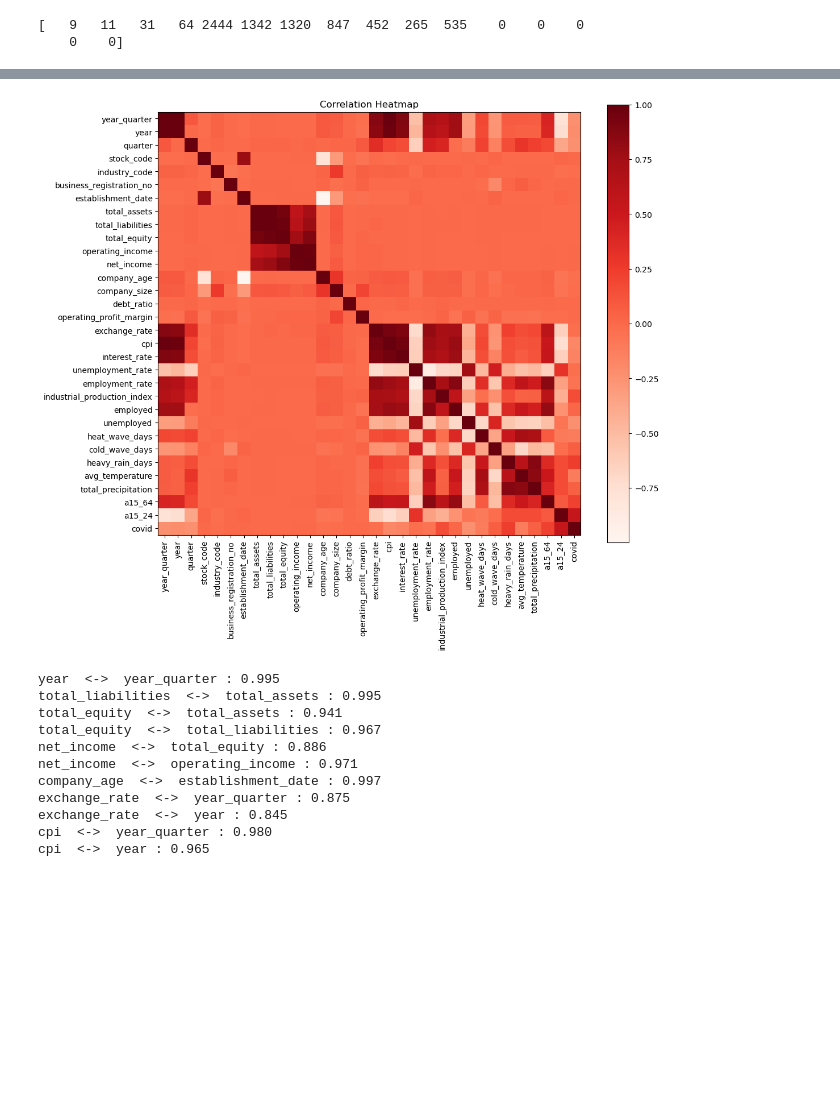
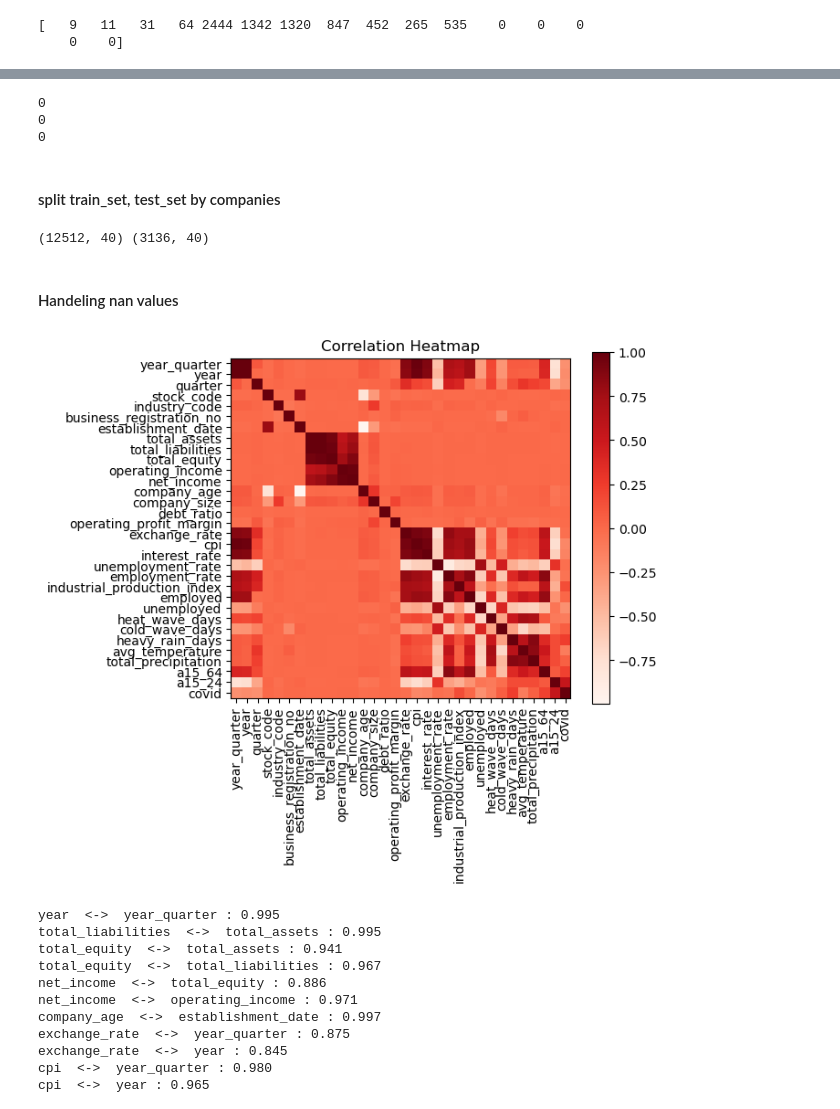
Before and after one commit to jaehoo-lee/Climate-Risk-Classifier, a Jupyter notebook: project.ipynb, the cells around one changed output, grey strips where cells are left out. Drawn from its saved outputs; the diff is of its cells as text; code cells hidden in the pictures; blank space fills up the shorter version.

Commit message:
Handling missing values 1

```diff
--- a/project.ipynb
+++ b/project.ipynb
@@ -64,8 +69,8 @@ for company, group in df.groupby('company_name'):
 
     if missing:  # 하나라도 빠졌다면
         missing_dict[company] = sorted(missing)
-print(missing_dict.keys())
 
 remove_list = list(missing_dict.keys())
-df_clean = df[df['company_name'].isin(remove_list)]
+df_clean = df[~df['company_name'].isin(remove_list)]
+print(df_clean.shape)
 # %% [output]
@@ -72,0 +80,22 @@ dict_keys(['DB손해보험', 'DB증권', 'DH오토웨어', 'DL', 'DS단석', 'HL
+# %%
+# Handling missing total_liabilities
+total_liabilities_mask = df_clean['total_liabilities'].isnull() & df_clean['total_assets'].notnull() & df_clean['total_equity'].notnull()
+df_clean.loc[total_liabilities_mask, 'total_liabilities'] = df_clean.loc[total_liabilities_mask, 'total_assets'] - df_clean.loc[total_liabilities_mask, 'total_equity']
+
+# Handling missing total_equity
+total_equity_mask = df_clean['total_equity'].isnull() & df_clean['total_assets'].notnull() & df_clean['total_liabilities'].notnull()
+df_clean.loc[total_equity_mask, 'total_equity'] = df_clean.loc[total_equity_mask, 'total_assets'] - df_clean.loc[total_equity_mask, 'total_liabilities']
+
+# Handling missing dept_ratio
+dept_ratio_mask = df_clean['debt_ratio'].isnull() & df_clean['total_equity'].notnull() & df_clean['total_liabilities'].notnull()
+df_clean.loc[dept_ratio_mask, 'debt_ratio'] = (df_clean.loc[dept_ratio_mask, 'total_liabilities'] / df_clean.loc[dept_ratio_mask, 'total_equity'])
+
+
+# Check
+print(df_clean['total_liabilities'].isnull().sum())
+print(df_clean['total_equity'].isnull().sum())
+print(df_clean['debt_ratio'].isnull().sum())
+# %% [output]
+0
+0
+0
@@ -73,9 +104,22 @@ dict_keys(['DB손해보험', 'DB증권', 'DH오토웨어', 'DL', 'DS단석', 'HL
+# %% [markdown]
+#### split train_set, test_set by companies
 # %%
 threshold = 0.8
+companies = df_clean['company_name'].unique().tolist()
+train_companies, test_companies = train_test_split(companies, train_size=threshold, random_state=42)
+
+train_set = df_clean[df_clean['company_name'].isin(train_companies)]
+test_set = df_clean[df_clean['company_name'].isin(test_companies)]
+
+print(train_set.shape, test_set.shape)
+# %% [output]
+(12512, 40) (3136, 40)
+# %% [markdown]
+#### Handeling nan values
 # %%
 # Classifying Variable Types
-num_features = df.select_dtypes(include='number').columns
-str_features = df.select_dtypes(exclude='number').columns
+num_features = train_set.select_dtypes(include='number').columns
+str_features = train_set.select_dtypes(exclude='number').columns
 # %%
 # # 그래프 개형 확인
 # fig, ax = plt.subplots(figsize=(10, 8))
@@ -83,19 +127,19 @@ str_features = df.select_dtypes(exclude='number').columns
 # %%
 
 
 corr = df[num_features].corr()
 
-plt.figure(figsize=(12, 10))
+plt.figure(figsize=(6, 5))
 plt.imshow(corr[num_features], cmap='Reds')
 
 plt.colorbar()
 plt.xticks(range(len(num_features)), num_features, rotation=90)
 plt.yticks(range(len(num_features)), num_features)
 
 plt.title("Correlation Heatmap")
 plt.show()
 # %% [output]
-[figure, old version]
+[figure, new version]
 # %%
 # threshold 설정
 threshold = 0.8
```
Also changed, not shown: parts of 8 cells of this notebook, 1 other file.
